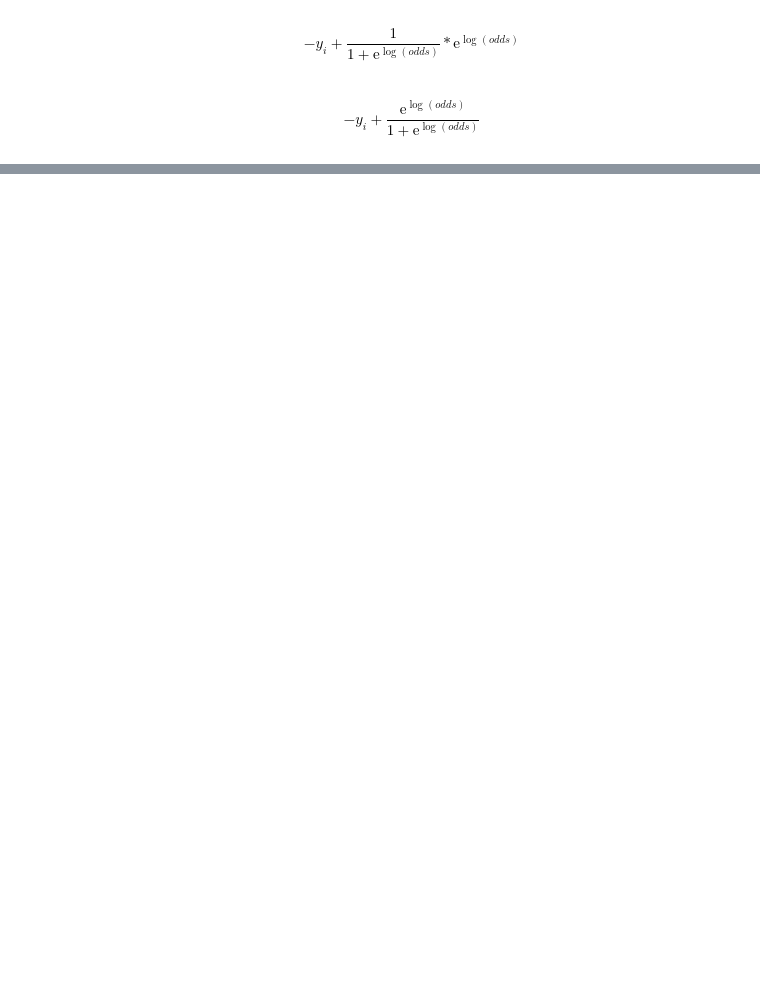
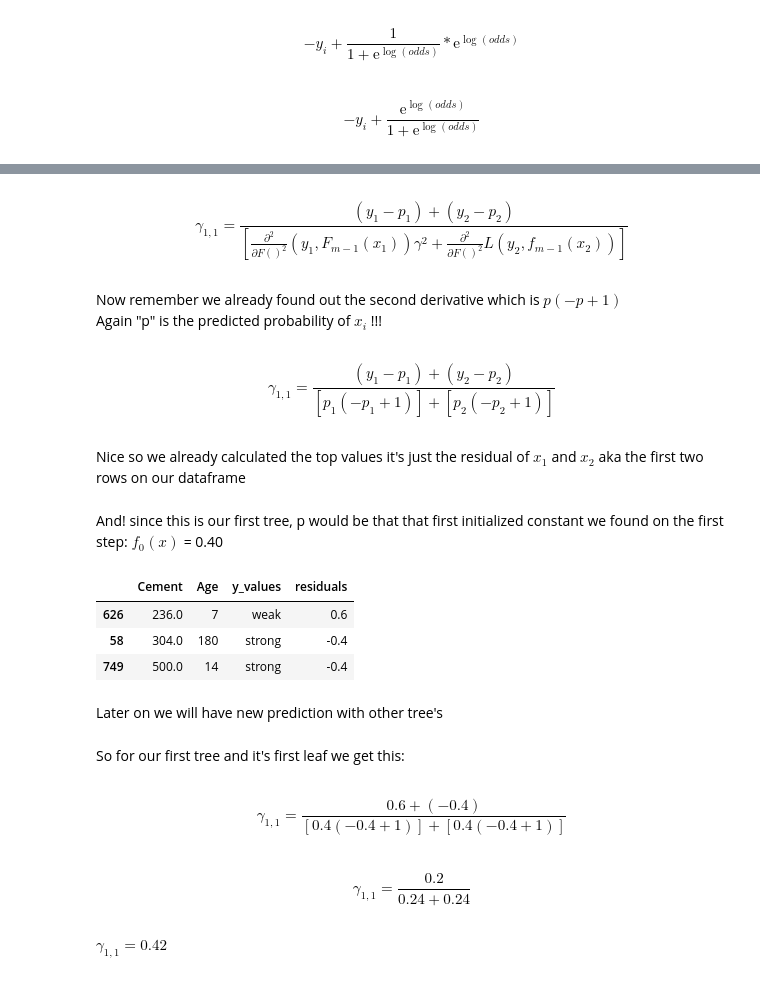
Before and after one commit to williamjwall/ensemble_investigation, a Jupyter notebook: concrete_strength_final.ipynb, the cells around one changed output, grey strips where cells are left out. Saved outputs shown, nothing was run; the diff lists cells and outputs as text; code cells hidden in the pictures; blank space fills up the shorter version.

```diff
--- a/concrete_strength_final.ipynb
+++ b/concrete_strength_final.ipynb
@@ -589,0 +776,28 @@ $$- y_{i} + \frac{\mathrm{e}^{\log(odds)}}{1 + \mathrm{e}^{\log(odds)}} $$
+# %% [markdown]
+$$\gamma_{1,1} = \frac{(y_{1} - p_{1}) + (y_{2} - p_{2})} {[ \frac{\partial^2}{\partial F()^2}(y_1, F_{m - 1}(x_1))\gamma^2 + \frac{\partial^2}{\partial F()^2} L(y_{2}, f_{m−1}(x_{2}))]} $$
+# %% [markdown]
+Now remember we already found out the second derivative which is $p(-p + 1)$ <br>
+Again "p" is the predicted probability of $x_{i}$ !!!
+# %% [markdown]
+$$\gamma_{1,1} = \frac{(y_{1} - p_{1}) + (y_{2} - p_{2})} {[p_{1}(-p_{1} + 1)]  + [p_{2}(-p_{2} + 1)]} $$
+# %% [markdown]
+Nice so we already calculated the top values it's just the residual of $x_{1}$ and $x_{2}$ aka the first two rows on our dataframe
+# %% [markdown]
+And! since this is our first tree, p would be that that first initialized constant we found on the first step: $f_{0}(x)$ = 0.40
+# %%
+df_r_classification.sample(3, random_state = 8)
+# %% [output]
+|  | Cement | Age | y_values | residuals |
+| 626 | 236.0 | 7 | weak | 0.6 |
+| 58 | 304.0 | 180 | strong | -0.4 |
+| 749 | 500.0 | 14 | strong | -0.4 |
+# %% [markdown]
+Later on we will have new prediction with other tree's
+# %% [markdown]
+So for our first tree and it's first leaf we get this:
+# %% [markdown]
+$$\gamma_{1,1} = \frac{0.6 + (-0.4)} {[0.4(-0.4 + 1)]  + [0.4(-0.4 + 1)]} $$
+# %% [markdown]
+$$\gamma_{1,1} = \frac{0.2} {0.24  + 0.24} $$
+# %% [markdown]
+$ \gamma_{1,1} = 0.42 $
```
Also changed, not shown: parts of 150 cells of this notebook.
